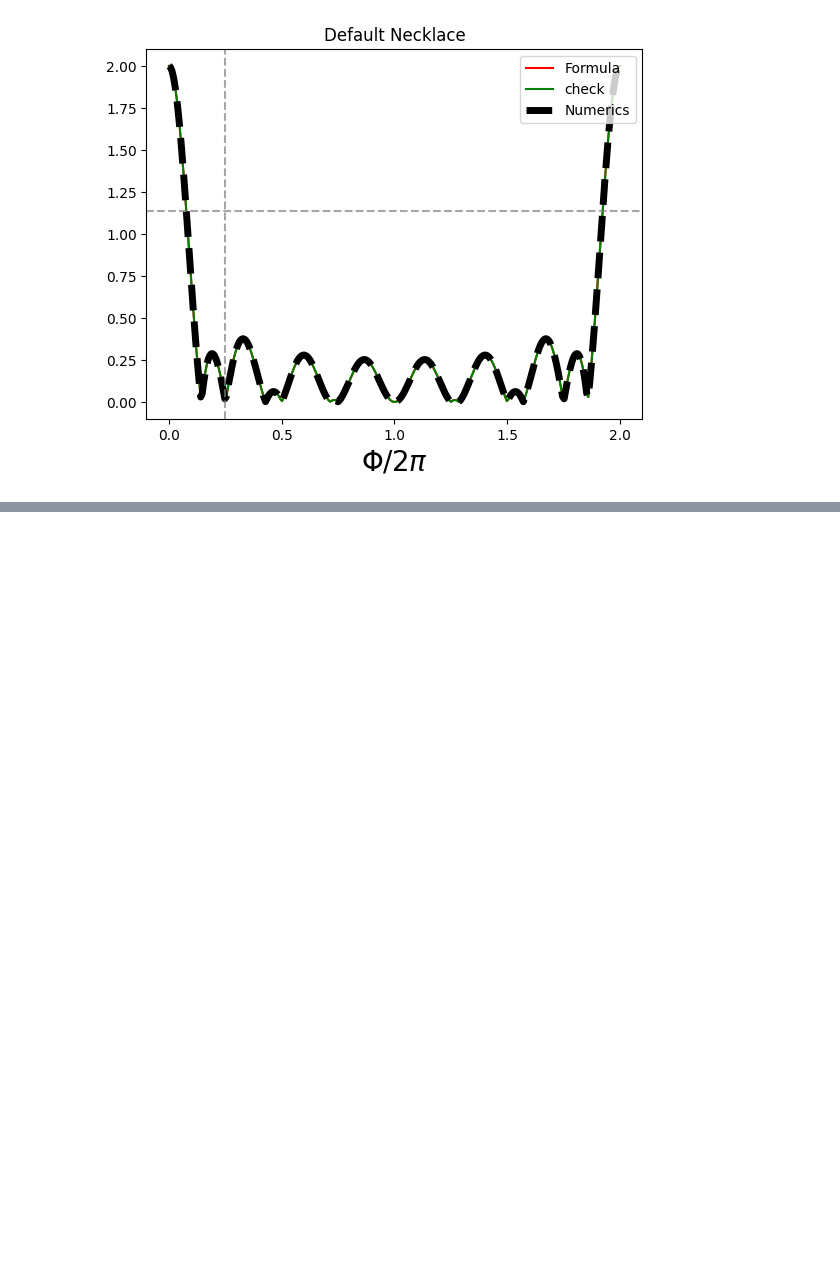
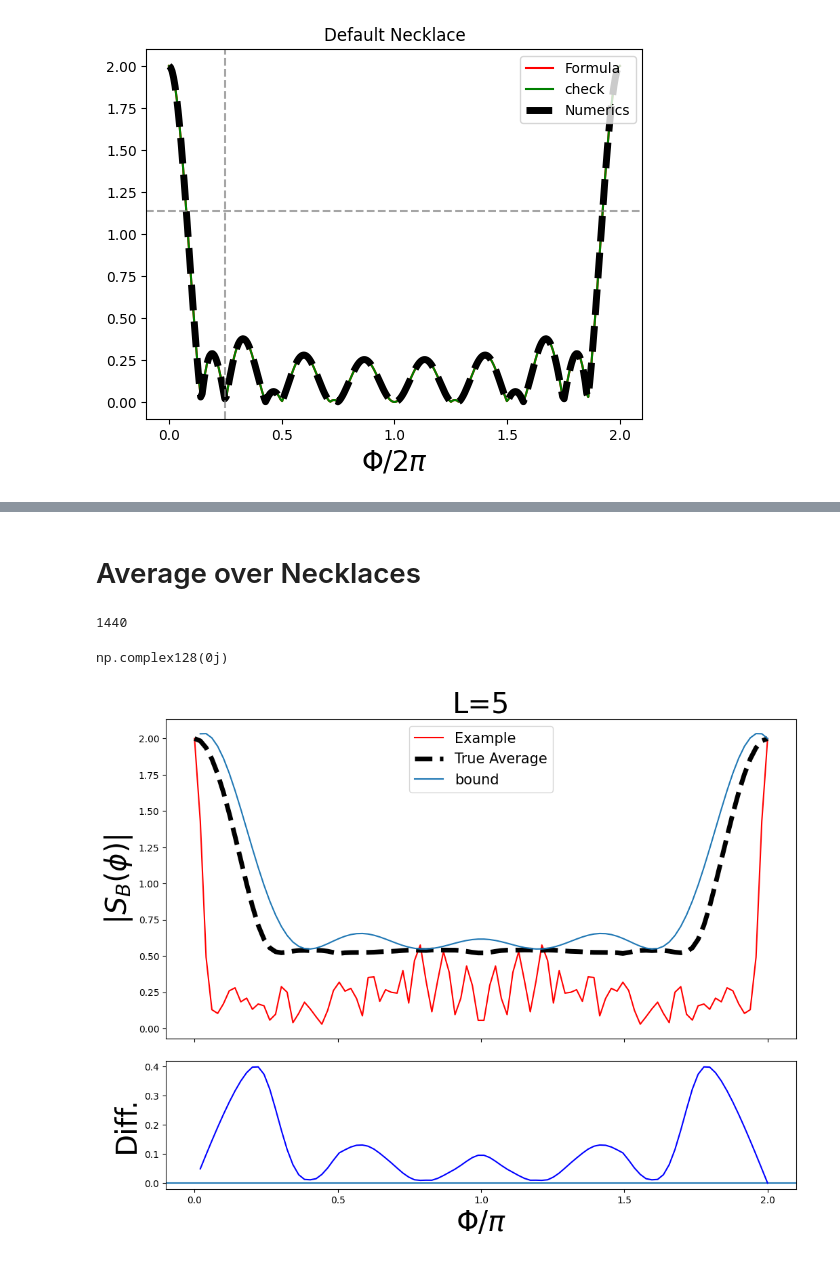
Before and after one commit to cgs2155/RandomCycles, a Jupyter notebook: StateLadder.ipynb, the cells around one changed output, grey strips where cells are left out. Saved outputs shown, nothing was run; the diff lists cells and outputs as text; code cells hidden in the pictures; blank space fills up the shorter version.

```diff
--- a/StateLadder.ipynb
+++ b/StateLadder.ipynb
@@ -244,0 +199,11 @@ enumerate
+# %% [markdown]
+# Average over Necklaces
+# %%
+X = [5]
+d = len(X)
+L = np.prod(X)
+b = B_l(L)
+necklaces = enumerate_necklaces_tqdm(int(L))
+len(necklaces)
+# %% [output]
+1440
@@ -244,0 +228,50 @@ enumerate
+# %%
+def cov(phi,L):
+    total = 0
+    omega = np.exp(1j*phi/2)
+    for m in range (0,L):
+        for l in range(0,m):
+            for j in range(0,L):
+                for k in range(0,L):
+                    total += omega**(l+j-m-k)
+    #return 2*total *( (2*L)/(L**2)* (2*L-1)/(L**2-1) - 4/L**2)
+    return 2*total * (4/L**2 - 4/L**2)
+
+def bound(L,phi):
+    mu = 2/(L**2) * np.sin(phi*L/4)**2 / (np.sin(phi/4)**2)
+    var = 2*L + 2/(L-1)* (np.sin(phi*L/4)**2 / (np.sin(phi/4)**2) - L) - (4/L)*np.sin(phi*L/4)**2 / (np.sin(phi/4)**2)
+    # Covariance term accounting for phase cancellation
+    term =  cov(phi,L)
+    return mu + (1/L) *np.sqrt(var  + term)
+# %%
+cov(np.pi,4)
+# %% [output]
+np.complex128(0j)
+# %%
+fs = 30
+
+fig, (ax1, ax2) = plt.subplots(2, 1, sharex=True, figsize=(12, 9), height_ratios=[2.5, 1])
+plt.subplots_adjust(hspace=0.1)  # Reduce vertical space between plots
+
+# --- Top plot: Original ---
+ax1.plot(fluxes, np.abs(slowdown(fluxes, bip)), color="red", label="Example")
+ax1.plot(fluxes, abs_avg_support, color="black", alpha=1, linestyle="--", lw=5, label="True Average")
+ax1.plot(fluxes, bound(L, fluxes), label="bound")
+ax1.set_title("L=%d" % L,fontsize=fs)
+ax1.set_ylabel(r"$|S_{B}(\phi)|$",fontsize=fs)
+ax1.legend(fontsize=15, loc="upper center")
+
+# Format x-ticks and label (on bottom axis only)
+ax2.set_xticks(np.linspace(0, 4*np.pi, 5))
+ax2.set_xticklabels(np.linspace(0, 2, 5))
+ax2.set_xlabel(r"$\Phi/ \pi$", fontsize=fs)
+
+# --- Bottom plot: Difference ---
+difference = bound(L, fluxes)-abs_avg_support
+ax2.axhline(0)
+ax2.plot(fluxes, difference, color="blue")
+ax2.set_ylabel("Diff.", fontsize=fs)
+
+plt.savefig("bound.pdf")
+# %% [output]
+[figure, added]
```
Also changed, not shown: parts of 19 cells of this notebook, 9 other files.
